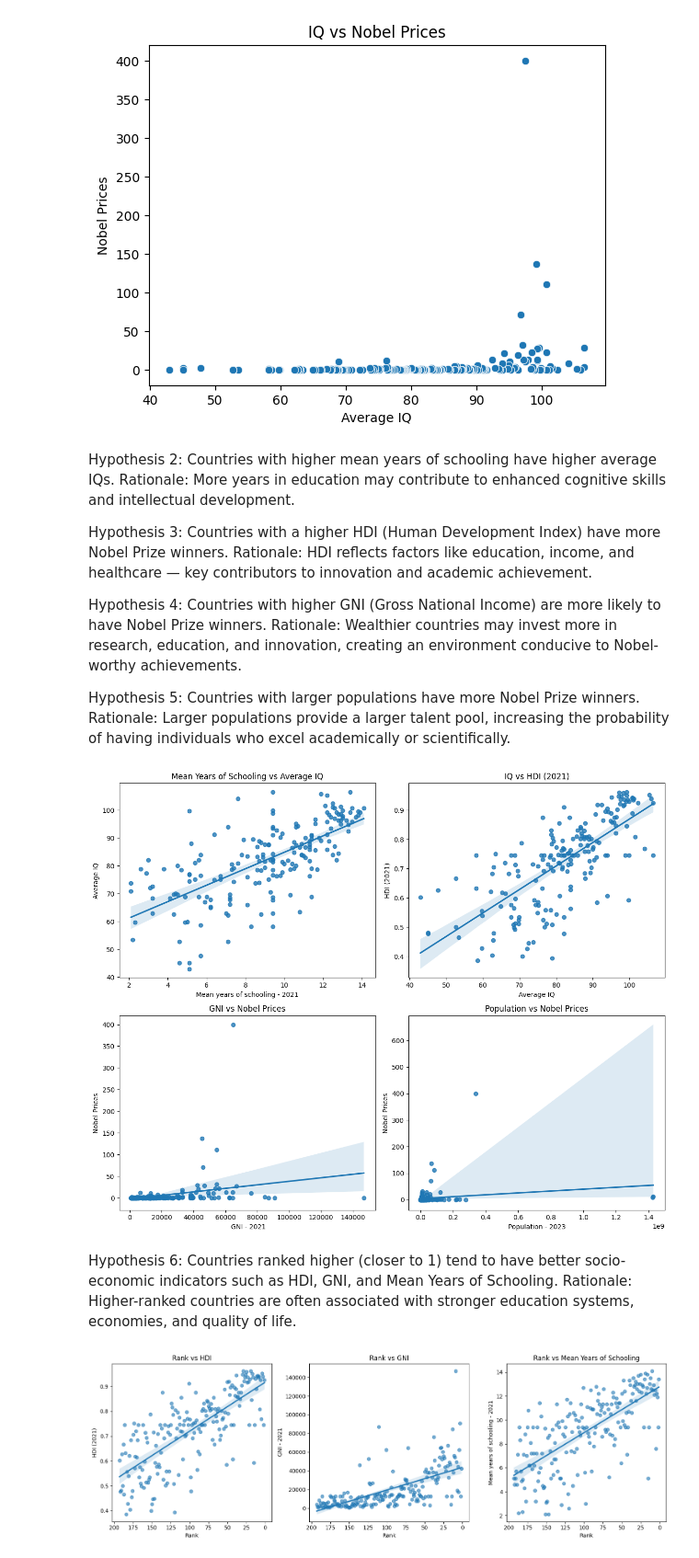
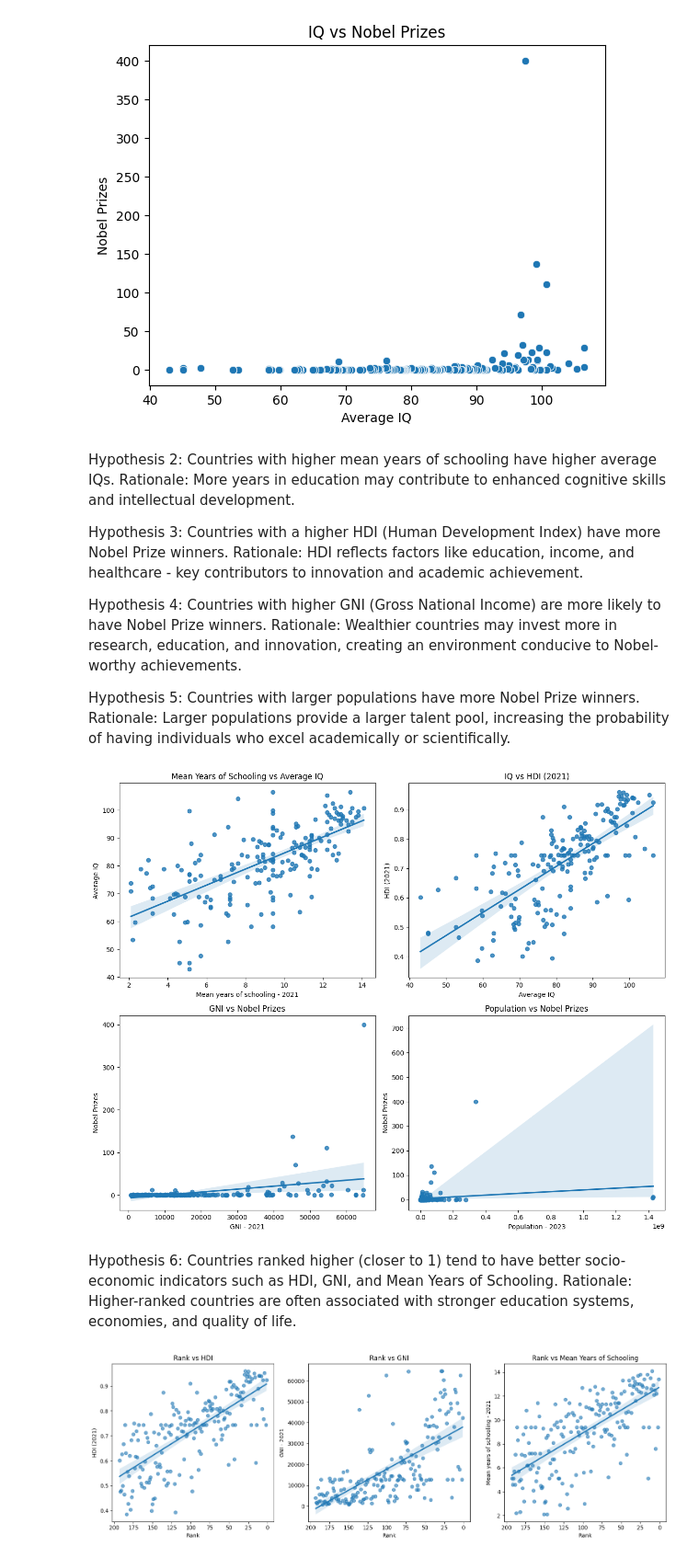
Before and after one commit to Galyna-S/capstone_project, a Jupyter notebook: project2.ipynb, the cells around one changed output. Shown at 92% size. Cells and saved outputs as stored; diff of their text form; code cells hidden in the pictures.

```diff
--- a/project2.ipynb
+++ b/project2.ipynb
@@ -116,0 +131,28 @@ Data cleaned successfully!
+# %%
+AverageIQColName = 'Average IQ'
+GNI_2021ColName = 'GNI - 2021'
+HDI_2021ColName = 'HDI (2021)'
+Literacy_RateColName = 'Literacy Rate'
+Schooling_2021ColName = 'Mean years of schooling - 2021'
+Nobel_PrizesColName = 'Nobel Prizes'
+CountryColName = 'Country'
+Population_2023ColName = 'Population - 2023'
+# %%
+# Filling in the gaps with median values
+df[HDI_2021ColName].fillna(df[HDI_2021ColName].median(), inplace=True)
+df[Schooling_2021ColName].fillna(df[Schooling_2021ColName].median(), inplace=True)
+df[GNI_2021ColName].fillna(df[GNI_2021ColName].median(), inplace=True)
+
+# Replace population column to numeric
+df[Population_2023ColName] = pd.to_numeric(df[Population_2023ColName].replace({',': ''}, regex=True), errors='coerce')
+df[Population_2023ColName].fillna(0, inplace=True)  # Handle any NaNs after conversion
+df = df.astype({Population_2023ColName: 'int64'})
+
+# Outlier detection and handling
+for column in [HDI_2021ColName, Schooling_2021ColName, GNI_2021ColName]:
+    Q1 = df[column].quantile(0.25)
+    Q3 = df[column].quantile(0.75)
+    IQR = Q3 - Q1
+    lower_bound = Q1 - 1.5 * IQR
+    upper_bound = Q3 + 1.5 * IQR
+    df = df[(df[column] >= lower_bound) & (df[column] <= upper_bound)]
@@ -149,0 +209,3 @@ Index(['Rank', 'Country', 'Average IQ', 'Continent', 'Literacy Rate',
+# %%
+# Create new featude "GDP per capita"
+df['GNI per capita'] = df[GNI_2021ColName] / df[Population_2023ColName]
@@ -200,7 +510,7 @@ Hypothesis 2: Countries with higher mean years of schooling have higher average
 Rationale: More years in education may contribute to enhanced cognitive skills and intellectual development.
 
 Hypothesis 3: Countries with a higher HDI (Human Development Index) have more Nobel Prize winners.
-Rationale: HDI reflects factors like education, income, and healthcare — key contributors to innovation and academic achievement.
+Rationale: HDI reflects factors like education, income, and healthcare - key contributors to innovation and academic achievement.
 
 Hypothesis 4: Countries with higher GNI (Gross National Income) are more likely to have Nobel Prize winners.
 Rationale: Wealthier countries may invest more in research, education, and innovation, creating an environment conducive to Nobel-worthy achievements.
@@ -213,54 +523,54 @@ plt.figure(figsize=(18, 10))
 
 # Mean Years of Schooling vs Average IQ
 plt.subplot(2, 3, 2)
-sns.regplot(x='Mean years of schooling - 2021', y='Average IQ', data=df)
+sns.regplot(x=Schooling_2021ColName, y=AverageIQColName, data=df)
 plt.title('Mean Years of Schooling vs Average IQ')
 
 # IQ vs HDI (2021)
 plt.subplot(2, 3, 3)
-sns.regplot(x='Average IQ', y='HDI (2021)', data=df)
+sns.regplot(x=AverageIQColName, y=HDI_2021ColName, data=df)
 plt.title('IQ vs HDI (2021)')
 
-# GNI vs Nobel Prices
+# GNI vs Nobel Prizes
 plt.subplot(2, 3, 5)
-sns.regplot(x=' GNI - 2021', y='Nobel Prices', data=df)
-plt.title('GNI vs Nobel Prices')
+sns.regplot(x=GNI_2021ColName, y=Nobel_PrizesColName, data=df)
+plt.title('GNI vs Nobel Prizes')
 
-# Population vs Nobel Prices
+# Population vs Nobel Prizes
 plt.subplot(2, 3, 6)
-sns.regplot(x='Population - 2023', y='Nobel Prices', data=df)
-plt.title('Population vs Nobel Prices')
+sns.regplot(x=Population_2023ColName, y=Nobel_PrizesColName, data=df)
+plt.title('Population vs Nobel Prizes')
 
 plt.tight_layout()
 plt.show()
 # %% [output]
-[figure, old version]
+[figure, new version]
 # %% [markdown]
 Hypothesis 6: Countries ranked higher (closer to 1) tend to have better socio-economic indicators such as HDI, GNI, and Mean Years of Schooling.
 Rationale: Higher-ranked countries are often associated with stronger education systems, economies, and quality of life.
 # %%
 #check hypothesis
 plt.figure(figsize=(15, 5))
 
 # Rank vs HDI
 plt.subplot(1, 3, 1)
-sns.regplot(x='Rank', y='HDI (2021)', data=df, scatter_kws={'alpha':0.6})
+sns.regplot(x='Rank', y=HDI_2021ColName, data=df, scatter_kws={'alpha':0.6})
 plt.gca().invert_xaxis()  # Invert Rank for better intuition
 plt.title('Rank vs HDI')
 
 # Rank vs GNI
 plt.subplot(1, 3, 2)
-sns.regplot(x='Rank', y=' GNI - 2021', data=df, scatter_kws={'alpha':0.6})
+sns.regplot(x='Rank', y=GNI_2021ColName, data=df, scatter_kws={'alpha':0.6})
 plt.gca().invert_xaxis()
 plt.title('Rank vs GNI')
 
 # Rank vs Mean Years of Schooling
 plt.subplot(1, 3, 3)
-sns.regplot(x='Rank', y='Mean years of schooling - 2021', data=df, scatter_kws={'alpha':0.6})
+sns.regplot(x='Rank', y=Schooling_2021ColName, data=df, scatter_kws={'alpha':0.6})
 plt.gca().invert_xaxis()
 plt.title('Rank vs Mean Years of Schooling')
 
 plt.tight_layout()
 plt.show()
 # %% [output]
-[figure, old version]
+[figure, new version]
```
Also changed, not shown: parts of 67 cells of this notebook, 1 other file.
